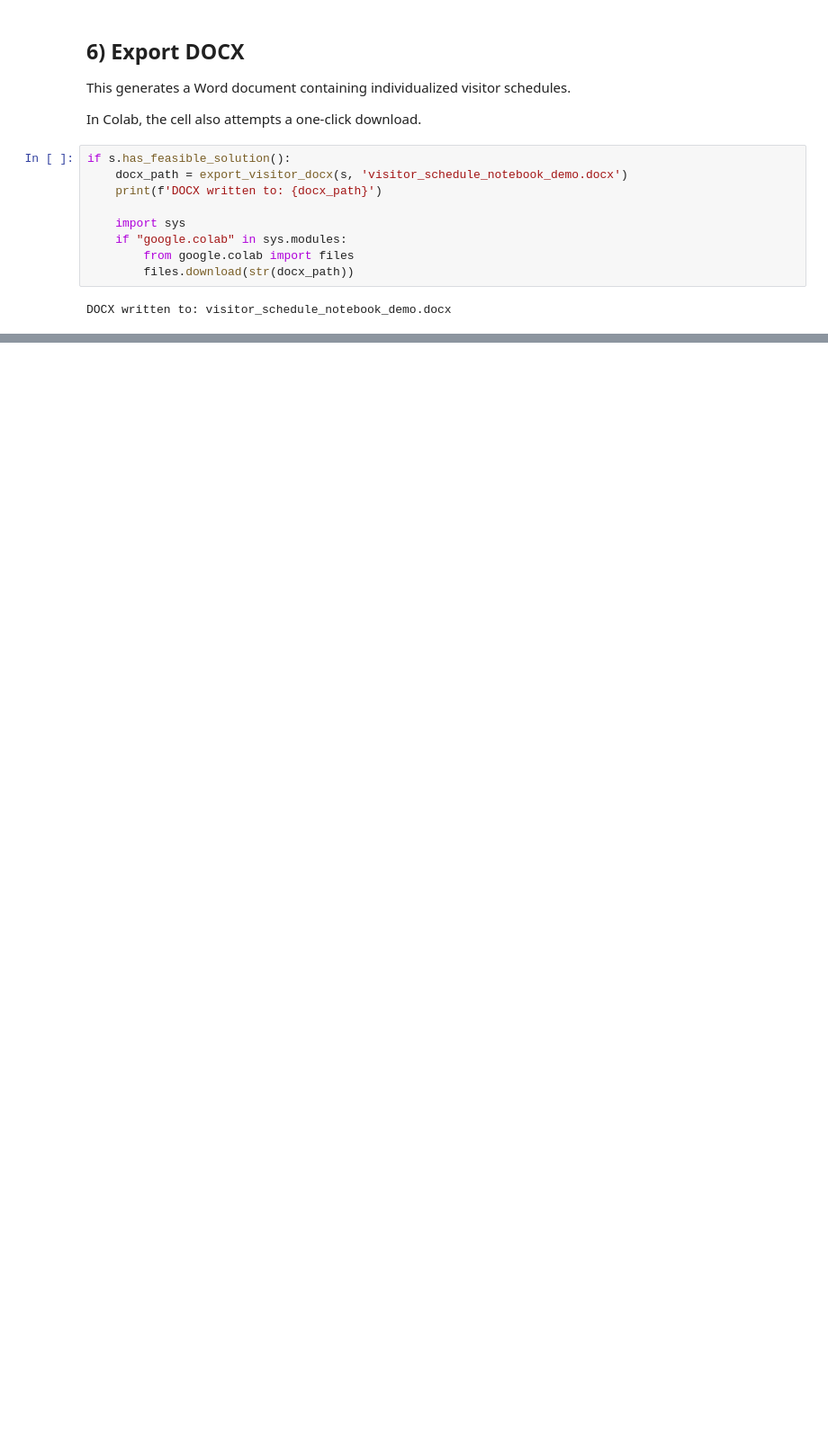
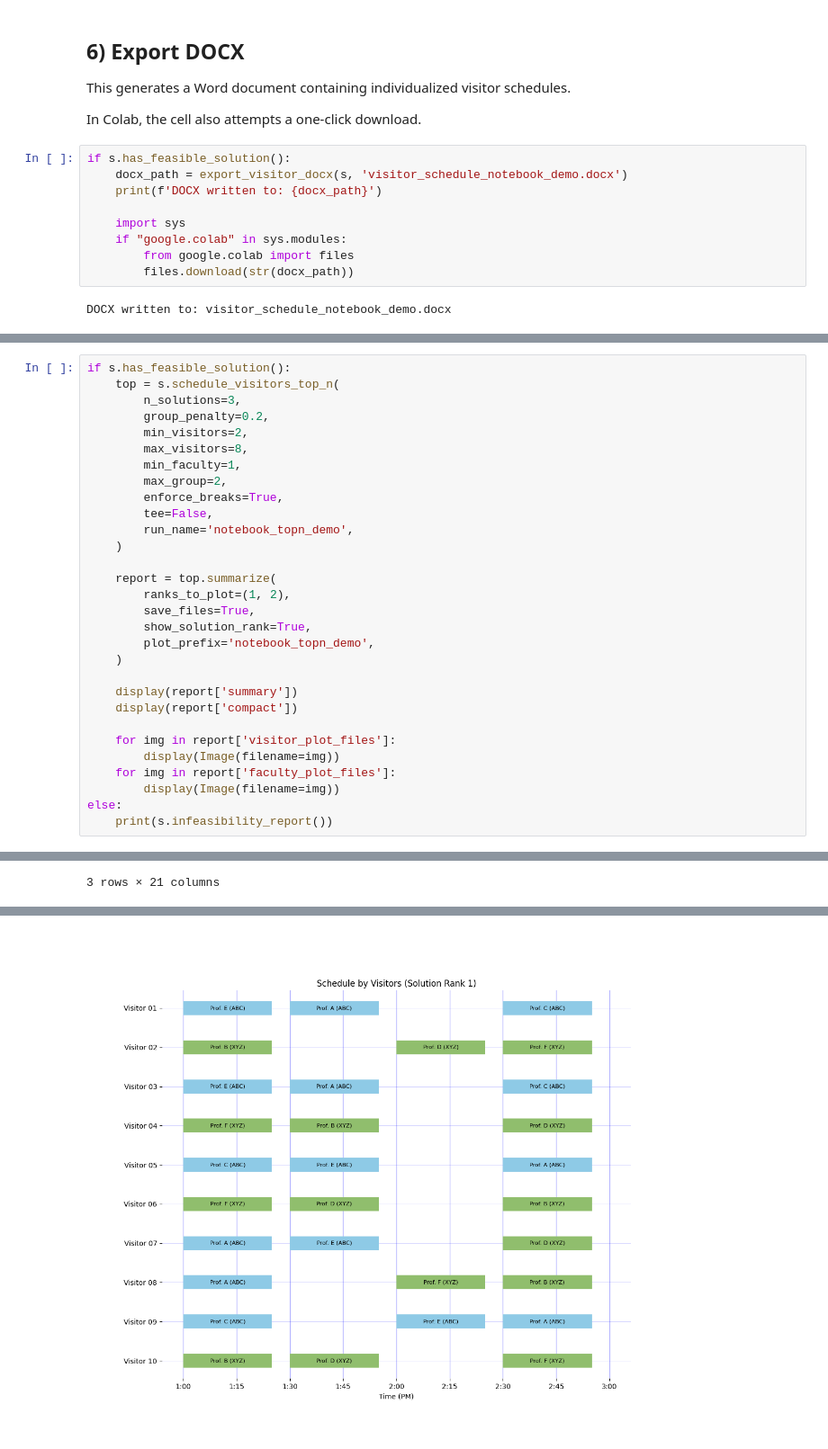
Before and after one commit to dowlinglab/grad-visit-scheduler, a Jupyter notebook: examples/large_example_colab.ipynb, the cells around one changed output, grey strips where cells are left out. Shown at 90% size. Saved outputs shown, nothing was run; the diff lists cells and outputs as text; blank space fills up the shorter version.

Commit message:
Added summary function for pool of solutions

```diff
--- a/examples/large_example_colab.ipynb
+++ b/examples/large_example_colab.ipynb
@@ -310,0 +318,31 @@ DOCX written to: visitor_schedule_notebook_demo.docx
+# %%
+if s.has_feasible_solution():
+    top = s.schedule_visitors_top_n(
+        n_solutions=3,
+        group_penalty=0.2,
+        min_visitors=2,
+        max_visitors=8,
+        min_faculty=1,
+        max_group=2,
+        enforce_breaks=True,
+        tee=False,
+        run_name='notebook_topn_demo',
+    )
+
+    report = top.summarize(
+        ranks_to_plot=(1, 2),
+        save_files=True,
+        show_solution_rank=True,
+        plot_prefix='notebook_topn_demo',
+    )
+
+    display(report['summary'])
+    display(report['compact'])
+
+    for img in report['visitor_plot_files']:
+        display(Image(filename=img))
+    for img in report['faculty_plot_files']:
+        display(Image(filename=img))
+else:
+    print(s.infeasibility_report())
+# %% [output]
@@ -310,0 +353 @@ DOCX written to: visitor_schedule_notebook_demo.docx
+3 rows × 21 columns
@@ -310,0 +358 @@ DOCX written to: visitor_schedule_notebook_demo.docx
+[figure, added]
```
Also changed, not shown: parts of 2 cells of this notebook, 7 other files.
